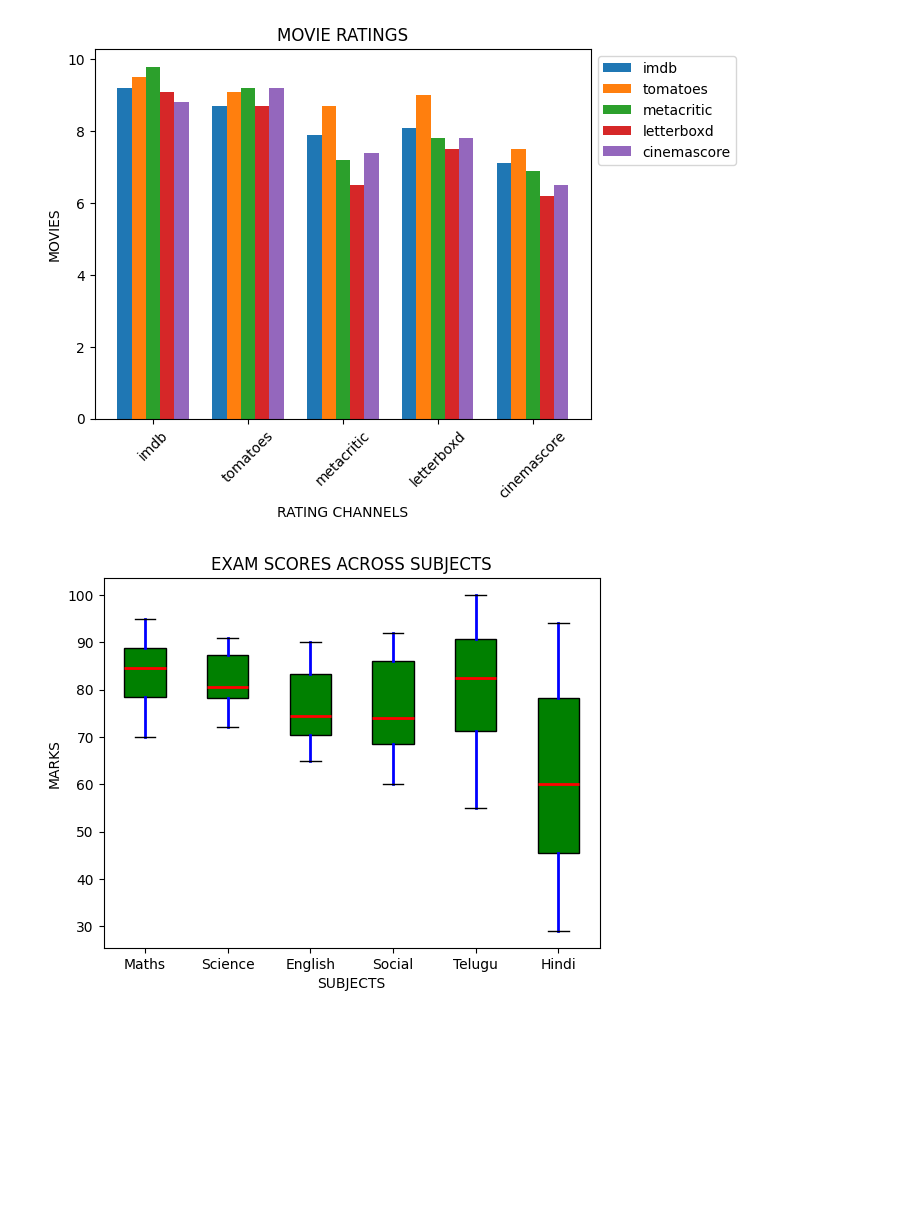
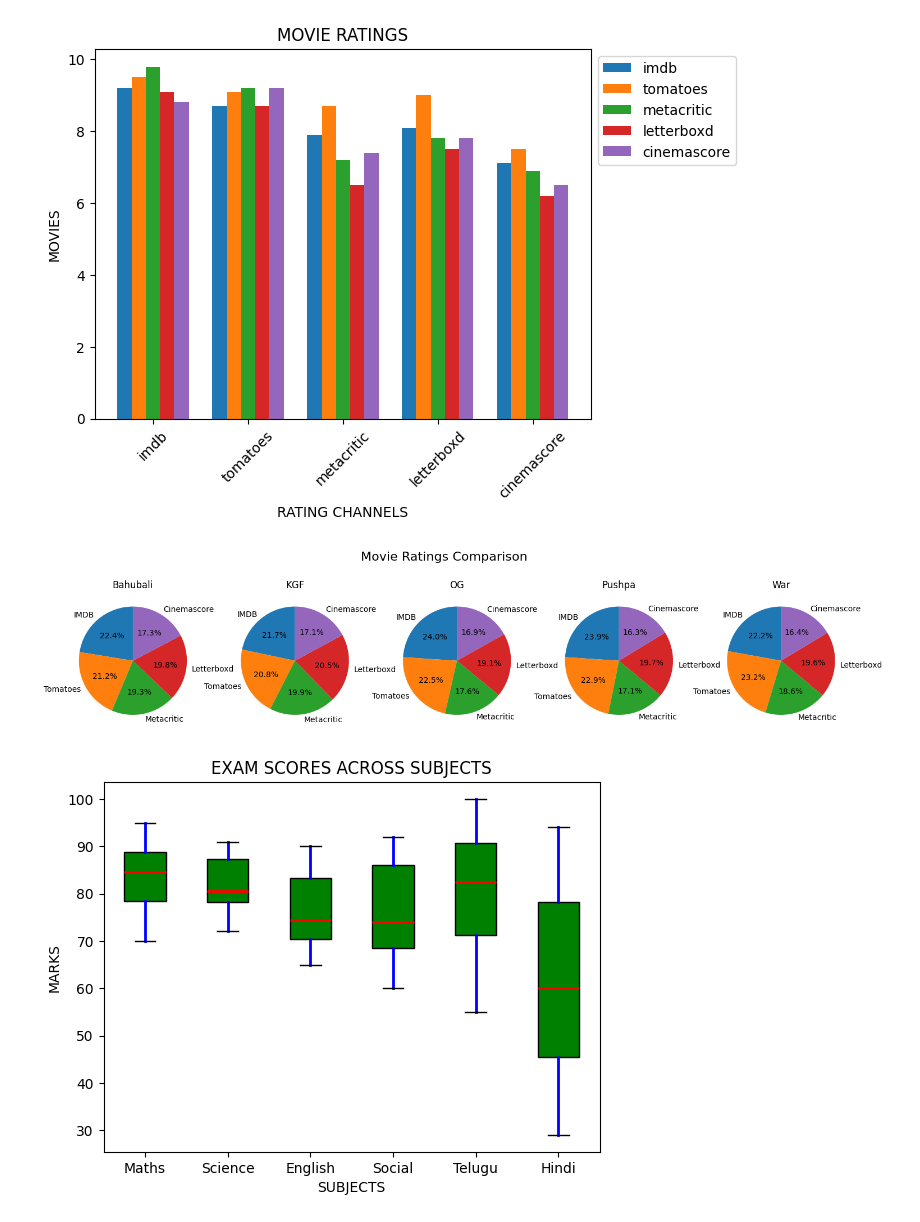
Before and after one commit to lokeshneerasa/Matplotlib, a Jupyter notebook: Matplotlib_Charts.ipynb, the cells around one changed output. Cells and saved outputs as stored; diff of their text form; code cells hidden in the pictures; blank space fills up the shorter version.

```diff
--- a/Matplotlib_Charts.ipynb
+++ b/Matplotlib_Charts.ipynb
@@ -866,5 +897,28 @@ plt.legend(bbox_to_anchor=(1,1))
 plt.show()
 # %% [output]
 [figure]
+# %%
+#PIECHARTS
+import matplotlib.pyplot as plt
+rating = ["IMDB", "Tomatoes", "Metacritic", "Letterboxd", "Cinemascore"]
+movies = {
+    "Bahubali": [9.2, 8.7, 7.9, 8.1, 7.1],
+    "KGF": [9.5, 9.1, 8.7, 9.0, 7.5],
+    "OG": [9.8, 9.2, 7.2, 7.8, 6.9],
+    "Pushpa": [9.1, 8.7, 6.5, 7.5, 6.2],
+    "War": [8.8, 9.2, 7.4, 7.8, 6.5]
+}
+
+# Create subplots (1 row, 5 columns)
+fig, axs = plt.subplots(1, 5, figsize=(18, 4))
+
+for ax, (movie, values) in zip(axs, movies.items()):
+    ax.pie(values, labels=rating, autopct="%1.1f%%", startangle=90)
+    ax.set_title(movie)
+
+plt.suptitle("Movie Ratings Comparison", fontsize=16)
+plt.show()
+# %% [output]
+[figure, added]
 # %%
 #4.Boxplot of Exam Scores
```
Also changed, not shown: parts of 8 cells of this notebook.
